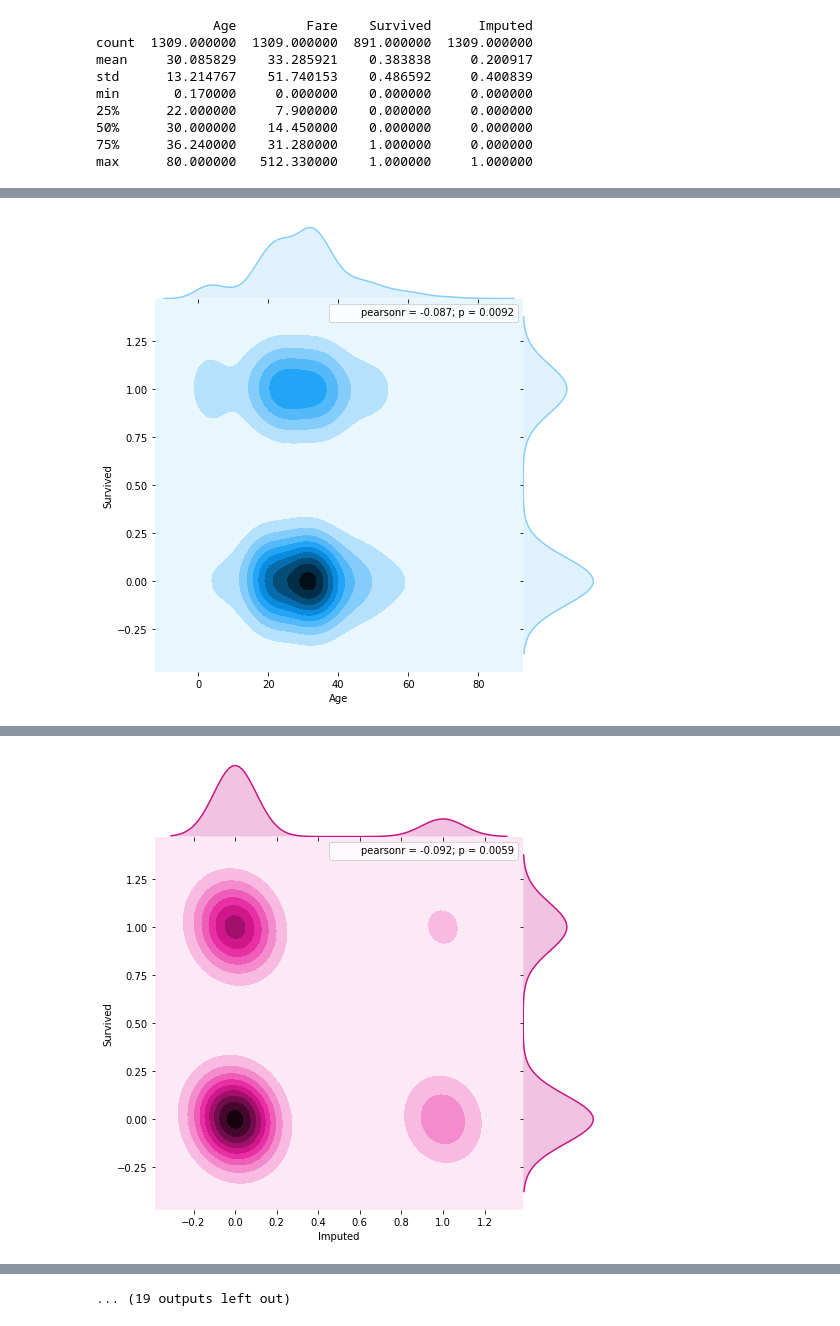
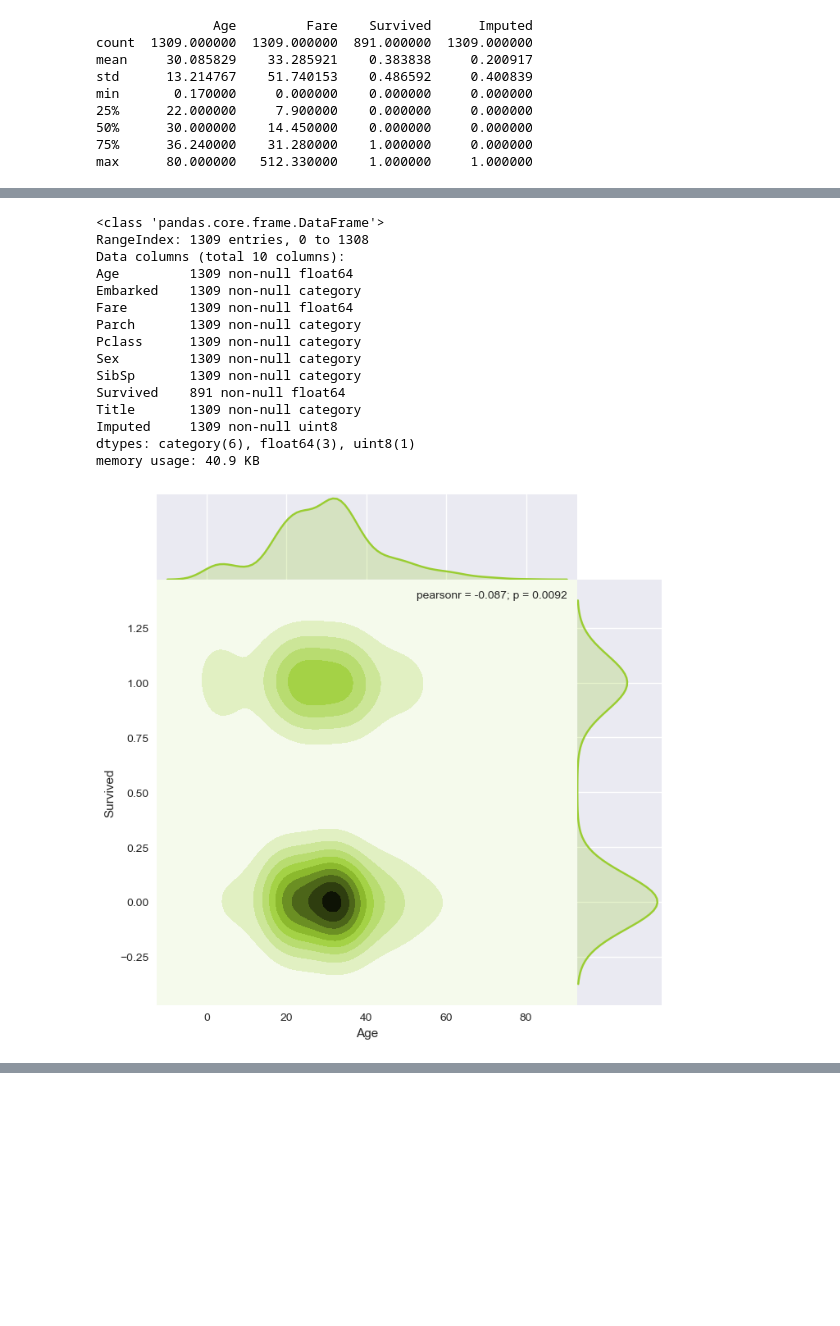
Before and after one commit to M-e-r-c-u-r-y/Machine-Learning, a Jupyter notebook: Kaggle/Titanic/Titanic Kaggle Visualization.ipynb, the cells around one changed output, grey strips where cells are left out. Drawn from its saved outputs; the diff is of its cells as text; code cells hidden in the pictures; blank space fills up the shorter version.

```diff
--- a/Kaggle/Titanic/Titanic Kaggle Visualization.ipynb
+++ b/Kaggle/Titanic/Titanic Kaggle Visualization.ipynb
@@ -116,6 +116,7 @@ dtypes: category(6), float64(3), uint8(1)
 memory usage: 40.9 KB
 None
 # %%
+sns.set(style='darkgrid')
 for column in columns:
     colors = ['dimgray', 'darkseagreen', 'mediumvioletred', 'yellowgreen', 'lightskyblue']
     color = random.choice(colors)
@@ -191,3 +192,6 @@ for column in columns:
+# %%
+sns.reset_defaults()
+plt.rcParams['figure.figsize'] = [16, 6]
 # %%
 for column in columns:
     palettes = ['cool', 'summer', 'autumn', 'winter', 'BuPu', 'Paired', 'pastel', 'muted', 'colorblind', 'hls']
@@ -229,12 +233,31 @@ for column in columns:
+# %%
+df.info()
+sns.reset_defaults()
+plt.rcParams['figure.figsize'] = [16, 6]
+# %% [output]
+<class 'pandas.core.frame.DataFrame'>
+RangeIndex: 1309 entries, 0 to 1308
+Data columns (total 10 columns):
+Age         1309 non-null float64
+Embarked    1309 non-null category
+Fare        1309 non-null float64
+Parch       1309 non-null category
+Pclass      1309 non-null category
+Sex         1309 non-null category
+SibSp       1309 non-null category
+Survived    891 non-null float64
+Title       1309 non-null category
+Imputed     1309 non-null uint8
+dtypes: category(6), float64(3), uint8(1)
+memory usage: 40.9 KB
 # %%
-newdf=pd.get_dummies(df)
-columns = newdf.columns
+sns.set(style='darkgrid')
 for column in columns:
     colors = ['dimgray', 'darkseagreen', 'mediumvioletred', 'yellowgreen', 'lightskyblue']
     color = random.choice(colors)
-    if column not in ['Survived', 'Parch_9']:
-        ax = sns.jointplot(newdf[column], df['Survived'], kind="kde", size=7, space=0, color=color)
+    if column not in ['Survived', 'Embarked', 'Parch','Pclass', 'Sex', 'SibSp', 'Survived', 'Title', 'Imputed']:
+        ax = sns.jointplot(df[column], df['Survived'], kind="kde", size=7, space=0, color=color)
         sns.despine(bottom=True, left=True)
         plt.show()
 # %% [output]
-[figure, old version]
+[figure, new version]
@@ -242 +264,0 @@ for column in columns:
-[figure, removed]
@@ -252,4 +265,3 @@ for column in columns:
-... (19 outputs left out)
 # %%
 columns = df.select_dtypes(exclude=['category']).columns
 for column in columns:
```
Also changed, not shown: parts of 9 cells of this notebook.
